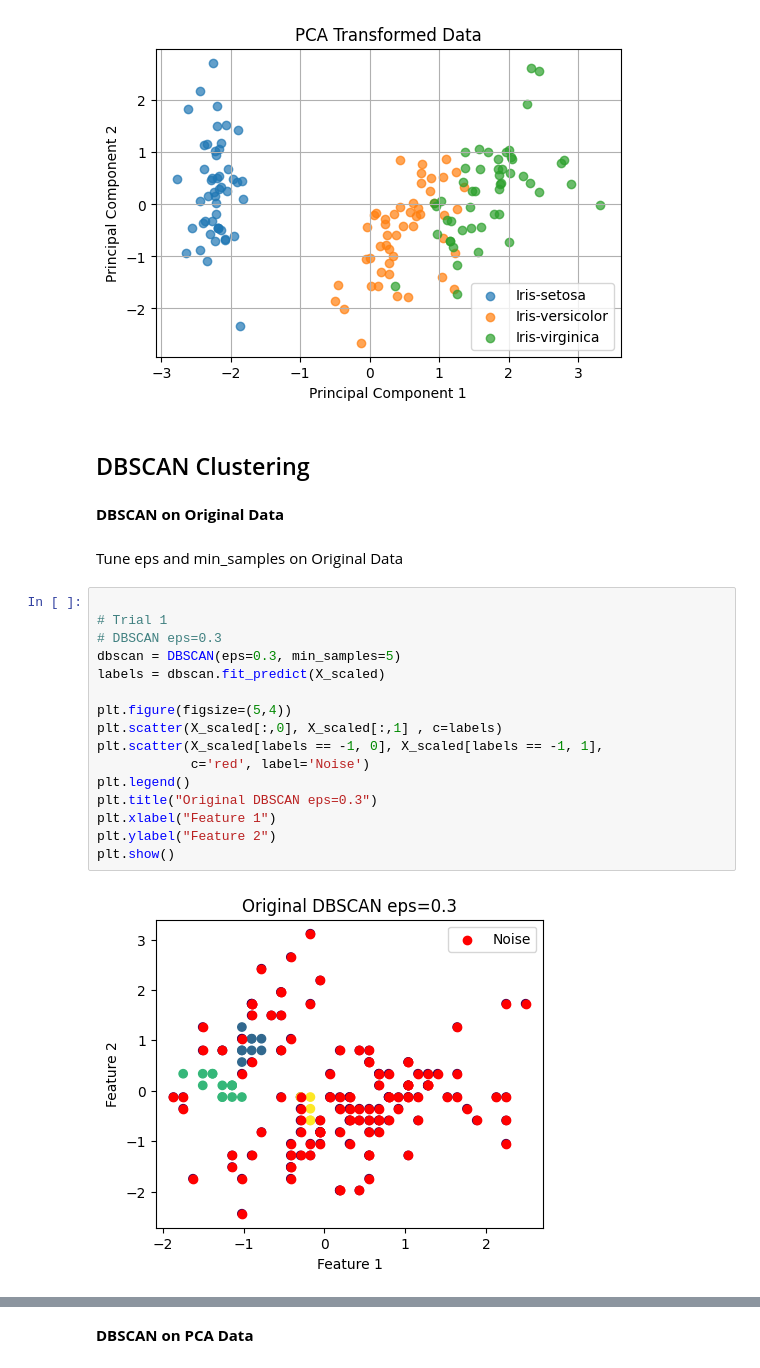
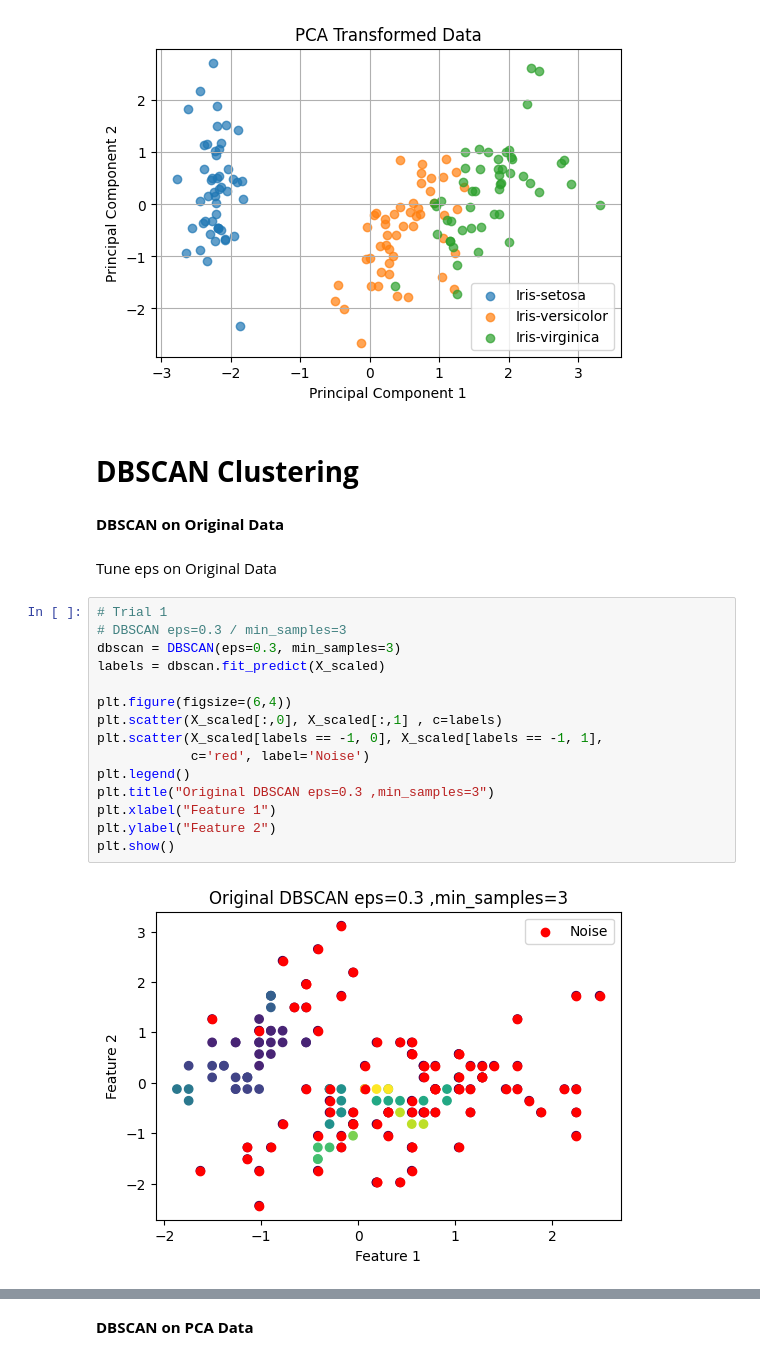
Before and after one commit to DOHA-BASEM3/Activity-3--DBSCAN-and-PCA, a Jupyter notebook: DBSCAN_and_PCA.ipynb, the cells around one changed output, grey strips where cells are left out. Saved outputs shown, nothing was run; the diff lists cells and outputs as text.

```diff
--- a/DBSCAN_and_PCA.ipynb
+++ b/DBSCAN_and_PCA.ipynb
@@ -105,26 +105,25 @@ plt.show()
 # %% [output]
 [figure]
 # %% [markdown]
-## DBSCAN Clustering
+# **DBSCAN Clustering**
 # %% [markdown]
 **DBSCAN on Original Data**
 # %% [markdown]
-Tune eps and min_samples on Original Data
+Tune eps on Original Data
 # %%
-
 # Trial 1
-# DBSCAN eps=0.3
-dbscan = DBSCAN(eps=0.3, min_samples=5)
+# DBSCAN eps=0.3 / min_samples=3
+dbscan = DBSCAN(eps=0.3, min_samples=3)
 labels = dbscan.fit_predict(X_scaled)
 
-plt.figure(figsize=(5,4))
+plt.figure(figsize=(6,4))
 plt.scatter(X_scaled[:,0], X_scaled[:,1] , c=labels)
 plt.scatter(X_scaled[labels == -1, 0], X_scaled[labels == -1, 1],
             c='red', label='Noise')
 plt.legend()
-plt.title("Original DBSCAN eps=0.3")
+plt.title("Original DBSCAN eps=0.3 ,min_samples=3")
 plt.xlabel("Feature 1")
 plt.ylabel("Feature 2")
 plt.show()
 # %% [output]
-[figure, old version]
+[figure, new version]
```
Also changed, not shown: parts of 14 cells of this notebook.
